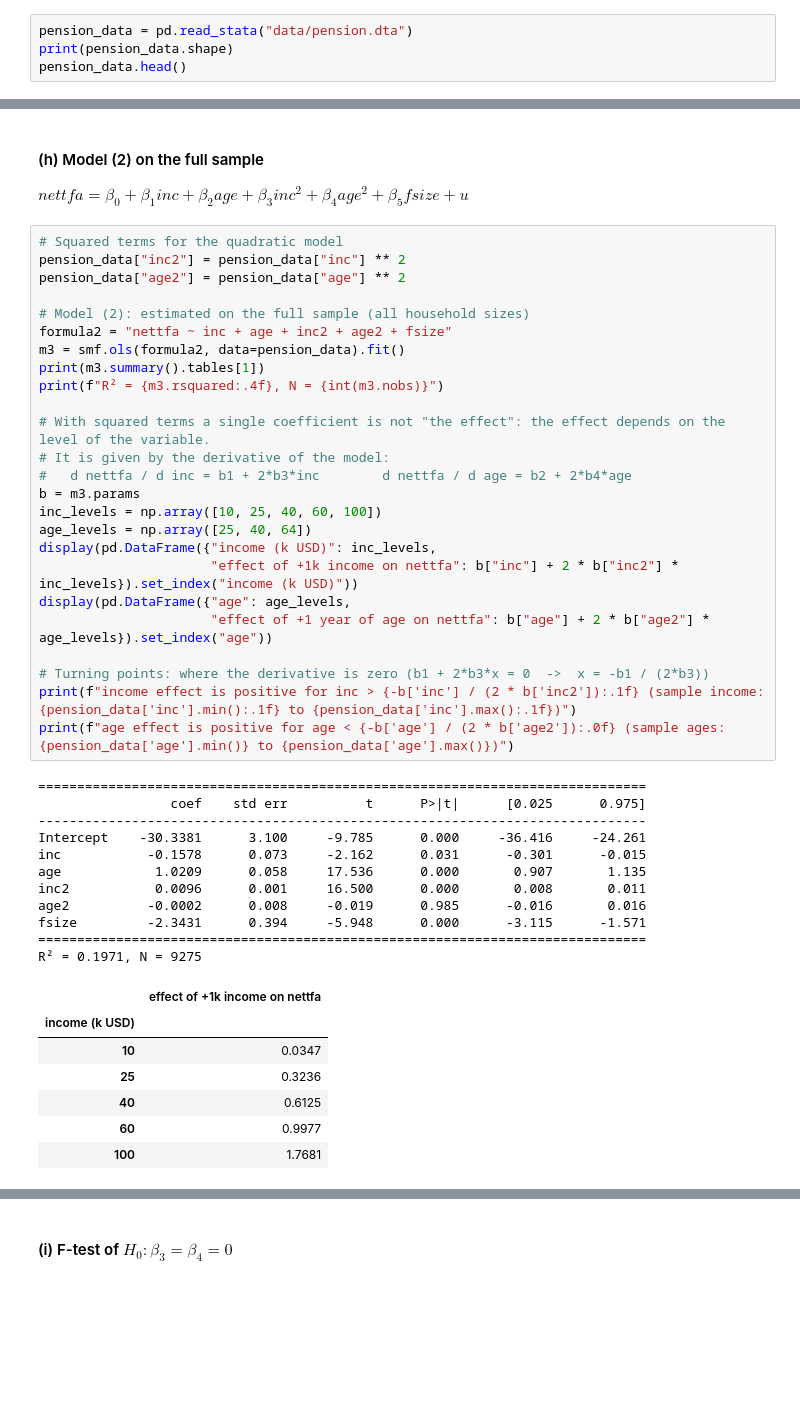
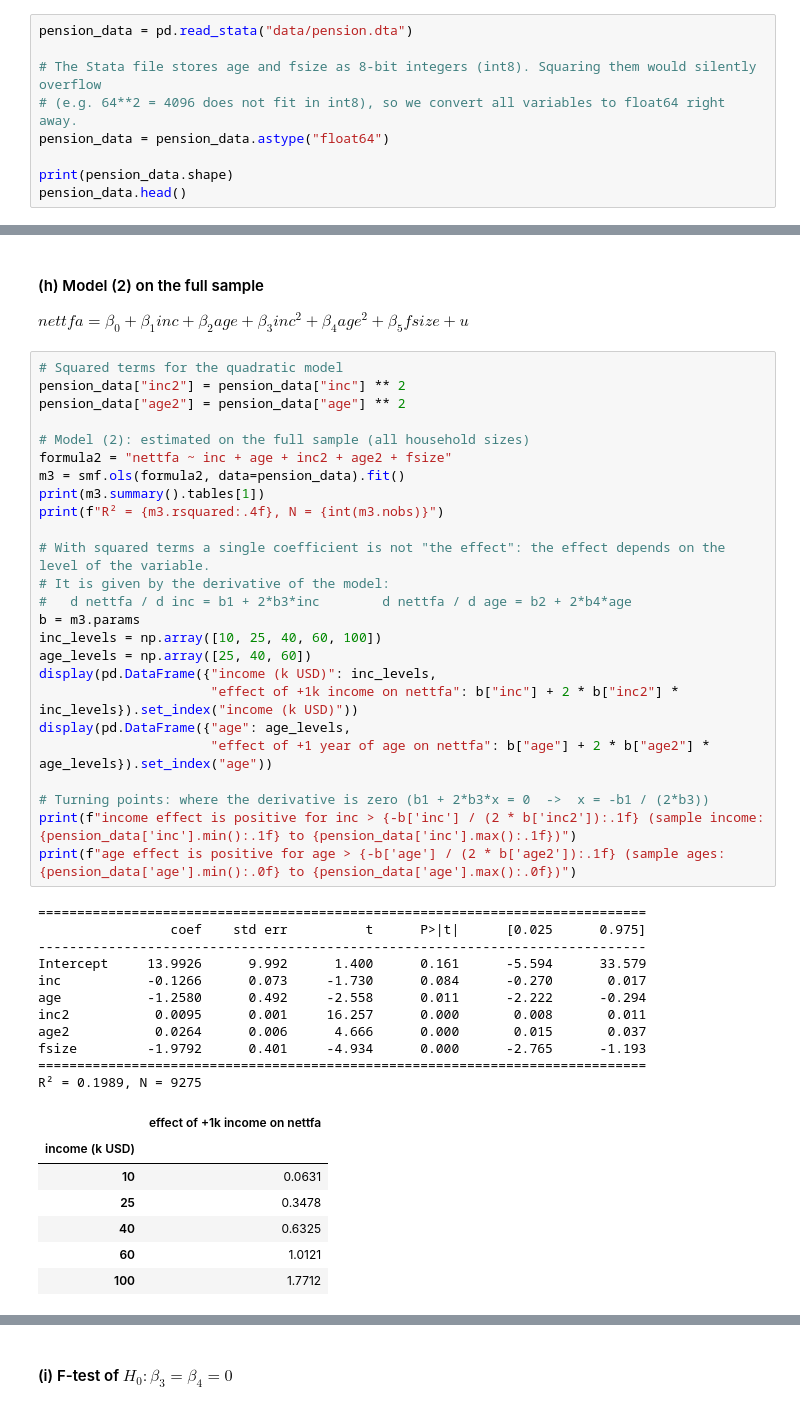
Before and after one commit to floxrm/HW1-Empirical-Methods-assignment-20261106-, a Jupyter notebook: hw1_Flo.ipynb, the cells around one changed output, grey strips where cells are left out. Cells and saved outputs as stored; diff of their text form; blank space fills up the shorter version.

```diff
--- a/hw1.ipynb
+++ b/hw1_Flo.ipynb
@@ -318,6 +318,11 @@ for c in ["COCACOLA", "MICROSOFT", "EXXON"]:
 #### (a) Import the data
 # %%
 pension_data = pd.read_stata("data/pension.dta")
+
+# The Stata file stores age and fsize as 8-bit integers (int8). Squaring them would silently overflow
+# (e.g. 64**2 = 4096 does not fit in int8), so we convert all variables to float64 right away.
+pension_data = pension_data.astype("float64")
+
 print(pension_data.shape)
 pension_data.head()
 # %% [output]
@@ -512,46 +517,46 @@ $nettfa = \beta_0 + \beta_1 inc + \beta_2 age + \beta_3 inc^2 + \beta_4 age^2 +
 # %%
 # Squared terms for the quadratic model
 pension_data["inc2"] = pension_data["inc"] ** 2
 pension_data["age2"] = pension_data["age"] ** 2
 
 # Model (2): estimated on the full sample (all household sizes)
 formula2 = "nettfa ~ inc + age + inc2 + age2 + fsize"
 m3 = smf.ols(formula2, data=pension_data).fit()
 print(m3.summary().tables[1])
 print(f"R² = {m3.rsquared:.4f}, N = {int(m3.nobs)}")
 
 # With squared terms a single coefficient is not "the effect": the effect depends on the level of the variable.
 # It is given by the derivative of the model:
 #   d nettfa / d inc = b1 + 2*b3*inc        d nettfa / d age = b2 + 2*b4*age
 b = m3.params
 inc_levels = np.array([10, 25, 40, 60, 100])
-age_levels = np.array([25, 40, 64])
+age_levels = np.array([25, 40, 60])
 display(pd.DataFrame({"income (k USD)": inc_levels,
                       "effect of +1k income on nettfa": b["inc"] + 2 * b["inc2"] * inc_levels}).set_index("income (k USD)"))
 display(pd.DataFrame({"age": age_levels,
                       "effect of +1 year of age on nettfa": b["age"] + 2 * b["age2"] * age_levels}).set_index("age"))
 
 # Turning points: where the derivative is zero (b1 + 2*b3*x = 0  ->  x = -b1 / (2*b3))
 print(f"income effect is positive for inc > {-b['inc'] / (2 * b['inc2']):.1f} (sample income: {pension_data['inc'].min():.1f} to {pension_data['inc'].max():.1f})")
-print(f"age effect is positive for age < {-b['age'] / (2 * b['age2']):.0f} (sample ages: {pension_data['age'].min()} to {pension_data['age'].max()})")
+print(f"age effect is positive for age > {-b['age'] / (2 * b['age2']):.1f} (sample ages: {pension_data['age'].min():.0f} to {pension_data['age'].max():.0f})")
 # %% [output]
 ==============================================================================
                  coef    std err          t      P>|t|      [0.025      0.975]
 ------------------------------------------------------------------------------
-Intercept    -30.3381      3.100     -9.785      0.000     -36.416     -24.261
-inc           -0.1578      0.073     -2.162      0.031      -0.301      -0.015
-age            1.0209      0.058     17.536      0.000       0.907       1.135
-inc2           0.0096      0.001     16.500      0.000       0.008       0.011
-age2          -0.0002      0.008     -0.019      0.985      -0.016       0.016
-fsize         -2.3431      0.394     -5.948      0.000      -3.115      -1.571
+Intercept     13.9926      9.992      1.400      0.161      -5.594      33.579
+inc           -0.1266      0.073     -1.730      0.084      -0.270       0.017
+age           -1.2580      0.492     -2.558      0.011      -2.222      -0.294
+inc2           0.0095      0.001     16.257      0.000       0.008       0.011
+age2           0.0264      0.006      4.666      0.000       0.015       0.037
+fsize         -1.9792      0.401     -4.934      0.000      -2.765      -1.193
 ==============================================================================
-R² = 0.1971, N = 9275
+R² = 0.1989, N = 9275
 |  | effect of +1k income on nettfa |
 | income (k USD) |  |
-| 10 | 0.0347 |
-| 25 | 0.3236 |
-| 40 | 0.6125 |
-| 60 | 0.9977 |
-| 100 | 1.7681 |
+| 10 | 0.0631 |
+| 25 | 0.3478 |
+| 40 | 0.6325 |
+| 60 | 1.0121 |
+| 100 | 1.7712 |
 |  | effect of +1 year of age on nettfa |
 | age |  |
```
Also changed, not shown: parts of 11 cells of this notebook, 5 other files.
